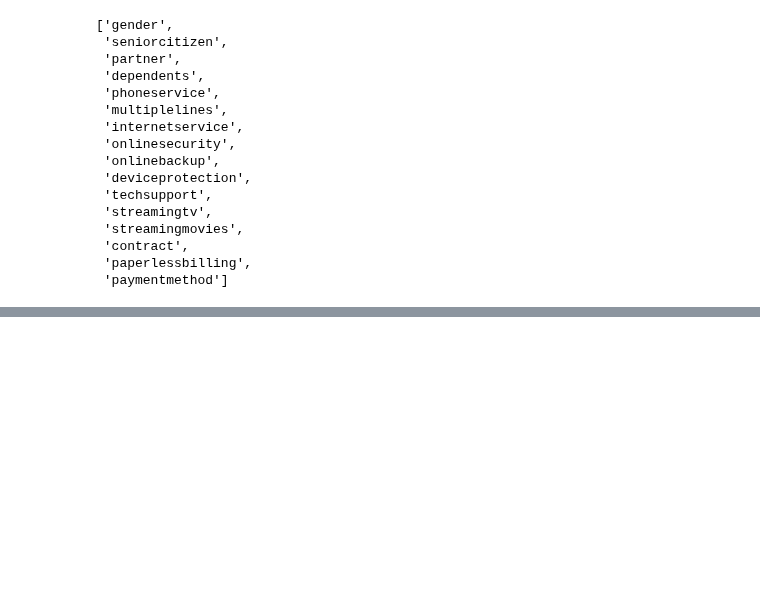
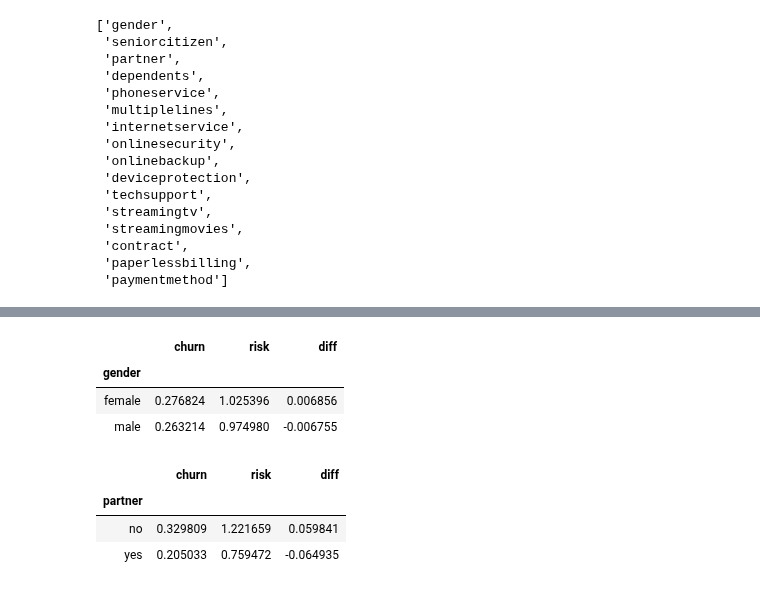
Before and after one commit to anjanavasudevan/DataTalks-ML-Course, a Jupyter notebook: Week3/excercise.ipynb, the cells around one changed output, grey strips where cells are left out. Drawn from its saved outputs; the diff is of its cells as text; code cells hidden in the pictures; blank space fills up the shorter version.

Commit message:
Churn rate exploration

```diff
--- a/Week3/excercise.ipynb
+++ b/Week3/excercise.ipynb
@@ -282,0 +301,7 @@ categorical_columns
+# %%
+# Overall churn rate - recall its the mean of the churn column normalized
+overall_churn_rate = df_full_train['churn'].mean()
+
+# Churn rate for the genders
+churn_gender = df_full_train[['gender', 'churn']].groupby('gender').mean()
+churn_gender
@@ -282,0 +335,25 @@ categorical_columns
+# %%
+# Calculating risk ratio for both genders
+churn_gender['risk'] = churn_gender['churn'] / overall_churn_rate
+
+# Difference ratio
+churn_gender['diff'] = churn_gender['churn'] - overall_churn_rate
+
+churn_gender
+# %% [output]
+|  | churn | risk | diff |
+| gender |  |  |  |
+| female | 0.276824 | 1.025396 | 0.006856 |
+| male | 0.263214 | 0.974980 | -0.006755 |
+# %%
+# Calculating risk for partner case
+churn_partner['risk'] = churn_partner['churn'] / overall_churn_rate
+
+# Difference
+churn_partner['diff'] = churn_partner['churn'] - overall_churn_rate
+churn_partner
+# %% [output]
+|  | churn | risk | diff |
+| partner |  |  |  |
+| no | 0.329809 | 1.221659 | 0.059841 |
+| yes | 0.205033 | 0.759472 | -0.064935 |
```
Also changed, not shown: parts of 6 cells of this notebook.
